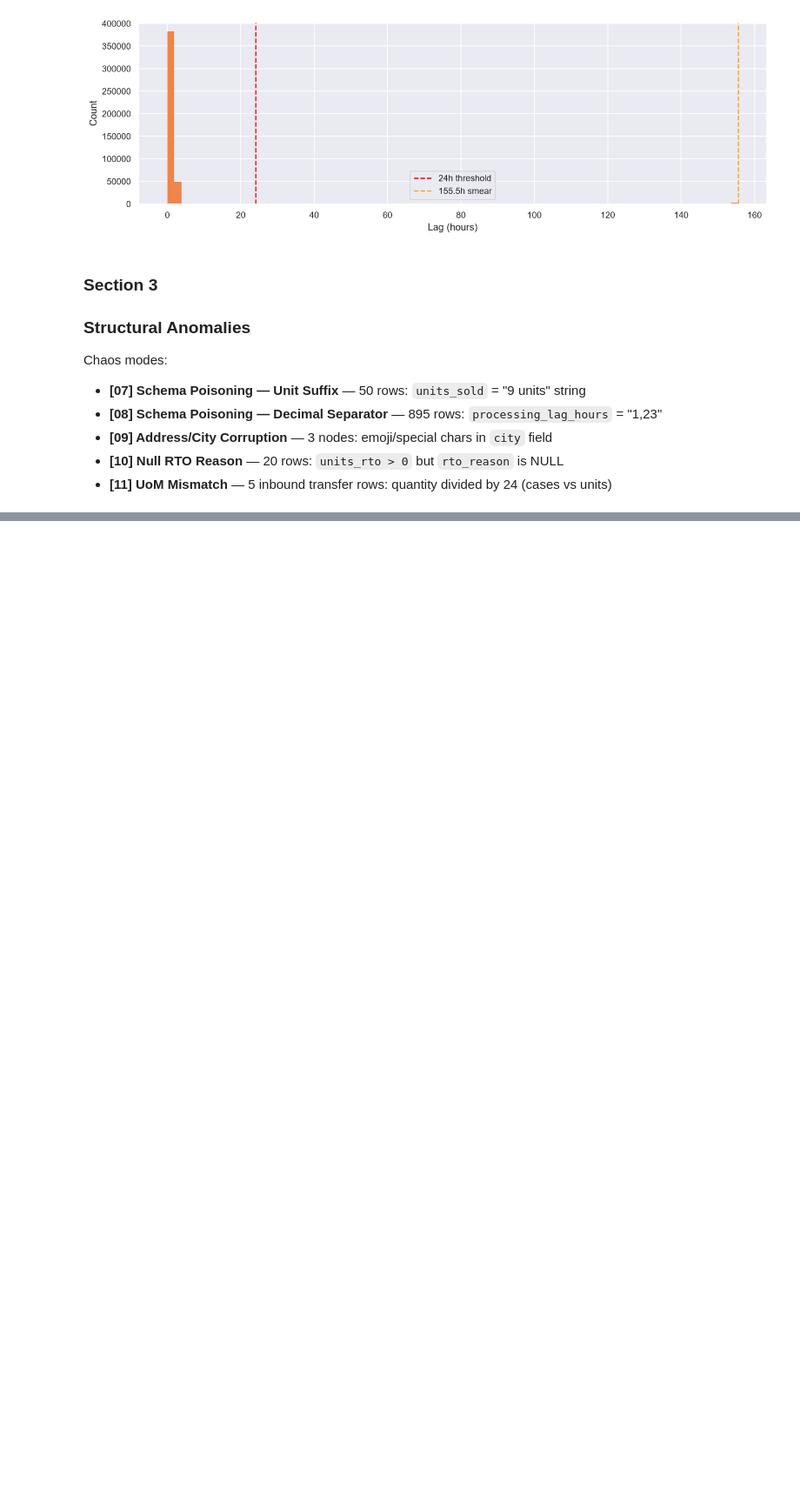
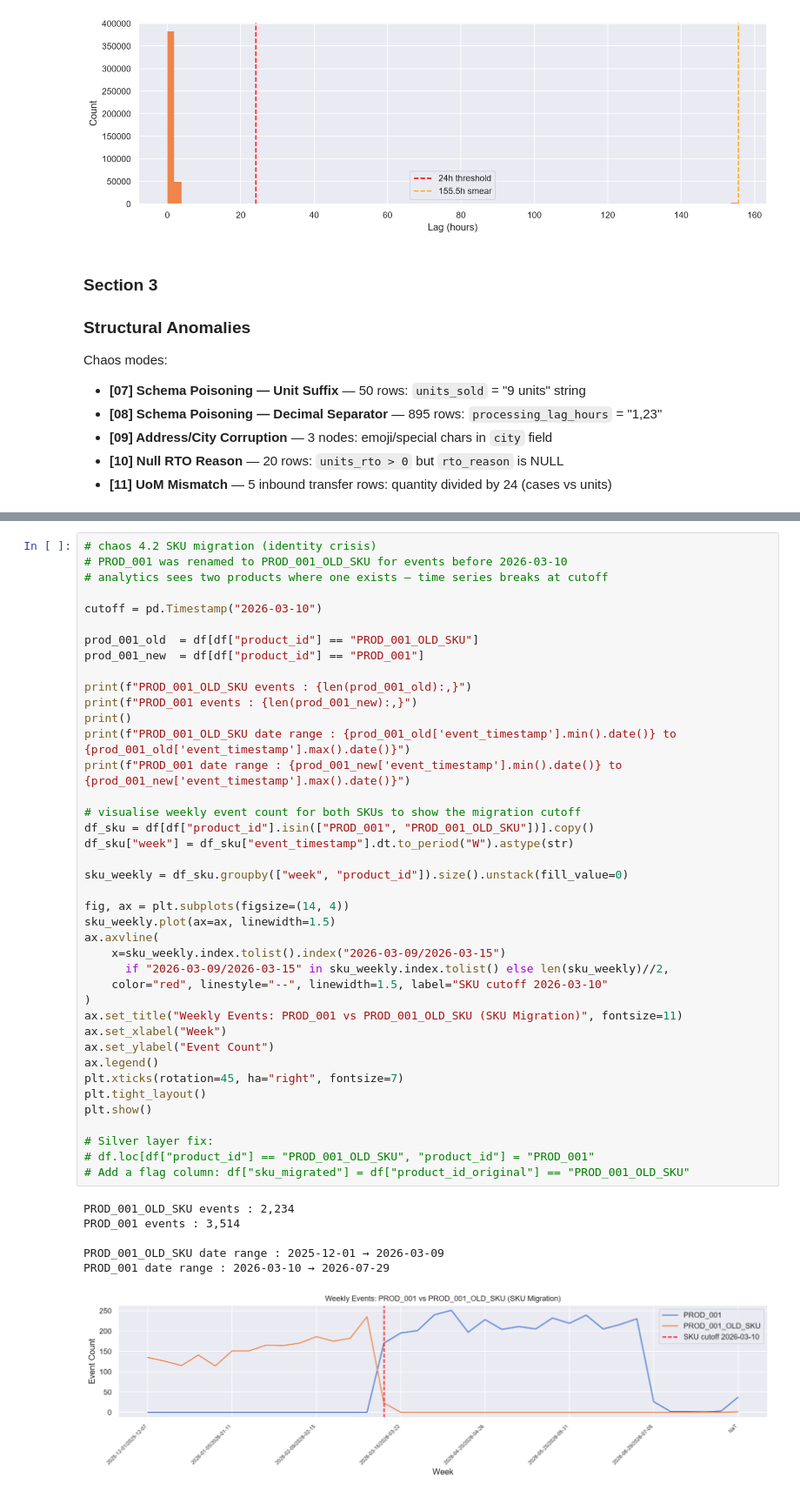
Before and after one commit to adiiquark/omninode_resilience_pipeline, a Jupyter notebook: Data_generation/Production_data/04_eda.ipynb, the cells around one changed output, grey strips where cells are left out. Shown at 87% size. Cells and saved outputs as stored; diff of their text form; blank space fills up the shorter version.

Commit message:
update
completed the eda, need to verify everything and validate before final commit

```diff
--- a/Data_generation/Production_data/04_eda.ipynb
+++ b/Data_generation/Production_data/04_eda.ipynb
@@ -272,0 +528,47 @@ Chaos modes:
+# %%
+# chaos 4.2 SKU migration (identity crisis)
+# PROD_001 was renamed to PROD_001_OLD_SKU for events before 2026-03-10
+# analytics sees two products where one exists — time series breaks at cutoff
+
+cutoff = pd.Timestamp("2026-03-10")
+
+prod_001_old  = df[df["product_id"] == "PROD_001_OLD_SKU"]
+prod_001_new  = df[df["product_id"] == "PROD_001"]
+
+print(f"PROD_001_OLD_SKU events : {len(prod_001_old):,}")
+print(f"PROD_001 events : {len(prod_001_new):,}")
+print()
+print(f"PROD_001_OLD_SKU date range : {prod_001_old['event_timestamp'].min().date()} to {prod_001_old['event_timestamp'].max().date()}")
+print(f"PROD_001 date range : {prod_001_new['event_timestamp'].min().date()} to {prod_001_new['event_timestamp'].max().date()}")
+
+# visualise weekly event count for both SKUs to show the migration cutoff
+df_sku = df[df["product_id"].isin(["PROD_001", "PROD_001_OLD_SKU"])].copy()
+df_sku["week"] = df_sku["event_timestamp"].dt.to_period("W").astype(str)
+
+sku_weekly = df_sku.groupby(["week", "product_id"]).size().unstack(fill_value=0)
+
+fig, ax = plt.subplots(figsize=(14, 4))
+sku_weekly.plot(ax=ax, linewidth=1.5)
+ax.axvline(
+    x=sku_weekly.index.tolist().index("2026-03-09/2026-03-15")
+      if "2026-03-09/2026-03-15" in sku_weekly.index.tolist() else len(sku_weekly)//2,
+    color="red", linestyle="--", linewidth=1.5, label="SKU cutoff 2026-03-10"
+)
+ax.set_title("Weekly Events: PROD_001 vs PROD_001_OLD_SKU (SKU Migration)", fontsize=11)
+ax.set_xlabel("Week")
+ax.set_ylabel("Event Count")
+ax.legend()
+plt.xticks(rotation=45, ha="right", fontsize=7)
+plt.tight_layout()
+plt.show()
+
+# Silver layer fix:
+# df.loc[df["product_id"] == "PROD_001_OLD_SKU", "product_id"] = "PROD_001"
+# Add a flag column: df["sku_migrated"] = df["product_id_original"] == "PROD_001_OLD_SKU"
+# %% [output]
+PROD_001_OLD_SKU events : 2,234
+PROD_001 events : 3,514
+
+PROD_001_OLD_SKU date range : 2025-12-01 → 2026-03-09
+PROD_001 date range : 2026-03-10 → 2026-07-29
+[figure, added]
```
Also changed, not shown: parts of 13 cells of this notebook.
